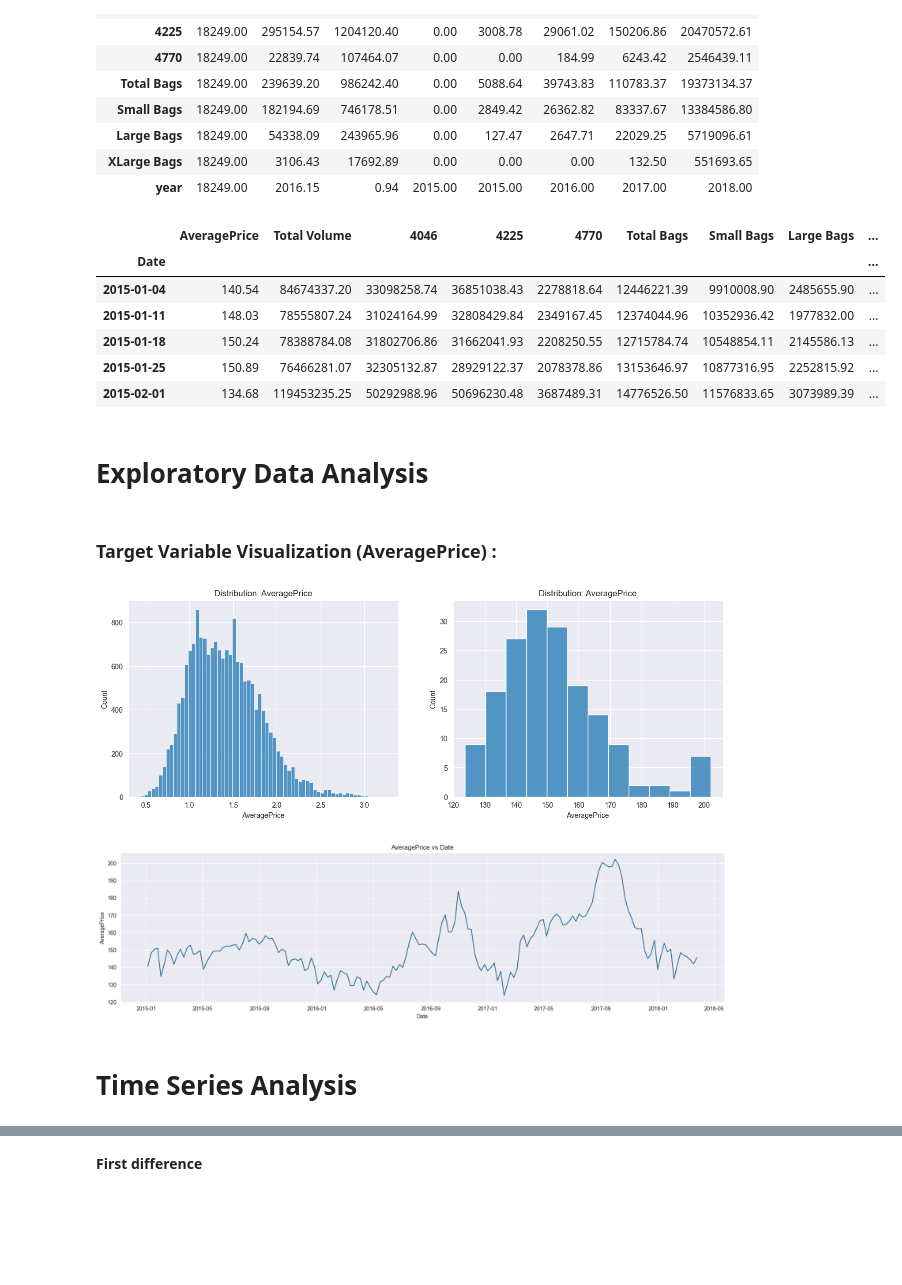
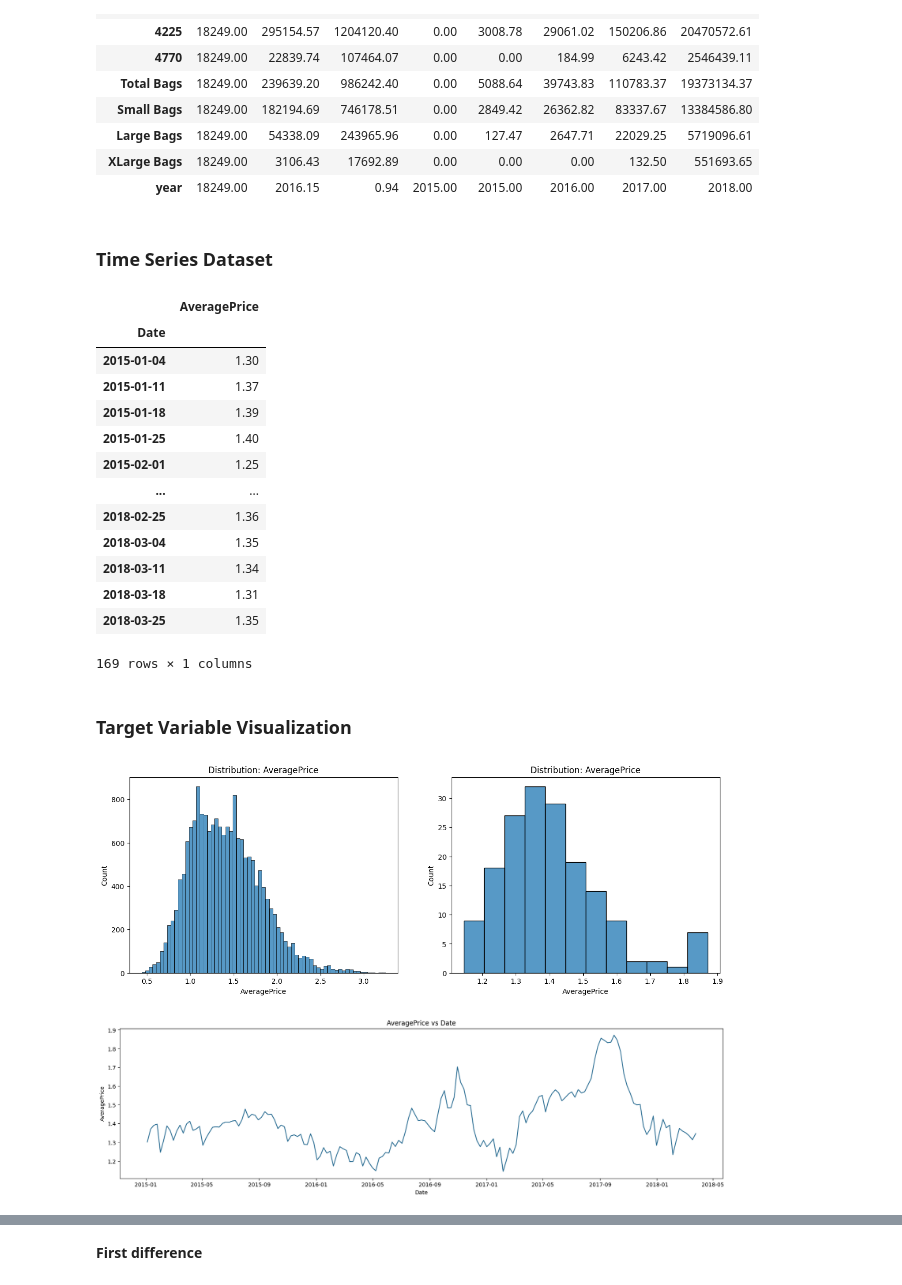
Before and after one commit to PNU-team-projects/avocado-price-forecasting, a Jupyter notebook: notebooks/notebook.ipynb, the cells around one changed output, grey strips where cells are left out. Cells and saved outputs as stored; diff of their text form; code cells hidden in the pictures; blank space fills up the shorter version.

```diff
--- a/notebooks/notebook.ipynb
+++ b/notebooks/notebook.ipynb
@@ -88,24 +80,33 @@ data.describe().T
 | Large Bags | 18249.00 | 54338.09 | 243965.96 | 0.00 | 127.47 | 2647.71 | 22029.25 | 5719096.61 |
 | XLarge Bags | 18249.00 | 3106.43 | 17692.89 | 0.00 | 0.00 | 0.00 | 132.50 | 551693.65 |
 | year | 18249.00 | 2016.15 | 0.94 | 2015.00 | 2015.00 | 2016.00 | 2017.00 | 2018.00 |
+# %% [markdown]
+### **Time Series Dataset**
 # %%
-df1 = data.copy(deep = True)
+df1 = data[['Date', 'AveragePrice']]
+
 df1['Date'] = pd.to_datetime(df1['Date'])
 df1.set_index('Date',inplace = True)
-df1 = df1.resample('W').sum()
-df1.head()
+
+df1 = df1.resample('W').mean()
+df1
 # %% [output]
-|  | AveragePrice | Total Volume | 4046 | 4225 | 4770 | Total Bags | Small Bags | Large Bags | ... |
-| Date |  |  |  |  |  |  |  |  | ... |
-| 2015-01-04 | 140.54 | 84674337.20 | 33098258.74 | 36851038.43 | 2278818.64 | 12446221.39 | 9910008.90 | 2485655.90 | ... |
-| 2015-01-11 | 148.03 | 78555807.24 | 31024164.99 | 32808429.84 | 2349167.45 | 12374044.96 | 10352936.42 | 1977832.00 | ... |
-| 2015-01-18 | 150.24 | 78388784.08 | 31802706.86 | 31662041.93 | 2208250.55 | 12715784.74 | 10548854.11 | 2145586.13 | ... |
-| 2015-01-25 | 150.89 | 76466281.07 | 32305132.87 | 28929122.37 | 2078378.86 | 13153646.97 | 10877316.95 | 2252815.92 | ... |
-| 2015-02-01 | 134.68 | 119453235.25 | 50292988.96 | 50696230.48 | 3687489.31 | 14776526.50 | 11576833.65 | 3073989.39 | ... |
+|  | AveragePrice |
+| Date |  |
+| 2015-01-04 | 1.30 |
+| 2015-01-11 | 1.37 |
+| 2015-01-18 | 1.39 |
+| 2015-01-25 | 1.40 |
+| 2015-02-01 | 1.25 |
+| ... | ... |
+| 2018-02-25 | 1.36 |
+| 2018-03-04 | 1.35 |
+| 2018-03-11 | 1.34 |
+| 2018-03-18 | 1.31 |
+| 2018-03-25 | 1.35 |
+169 rows × 1 columns
-# %% [markdown]
-# Exploratory Data Analysis
 # %% [markdown]
-### Target Variable Visualization (AveragePrice) :
+### **Target Variable Visualization**
 # %%
 color1 = ['#296C92', '#3EB489']
 
@@ -128,7 +129,5 @@ plt.title('AveragePrice vs Date')
 plt.show()
 fig.tight_layout(pad=2)
 # %% [output]
-[figure, old version]
+[figure, new version]
-[figure, old version]
+[figure, new version]
-# %% [markdown]
-# Time Series Analysis
```
Also changed, not shown: parts of 32 cells of this notebook, 1 other file.
